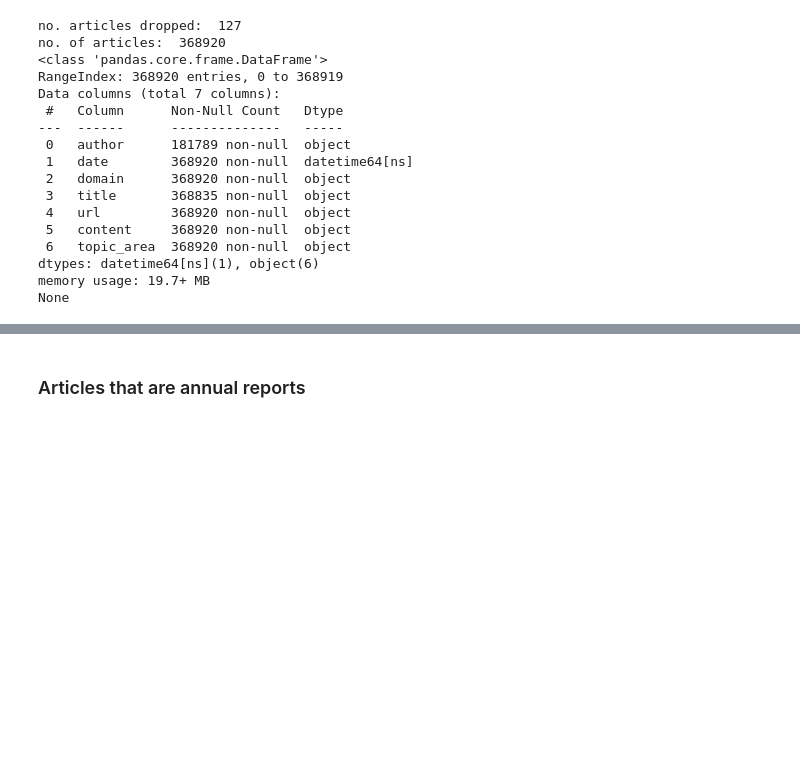
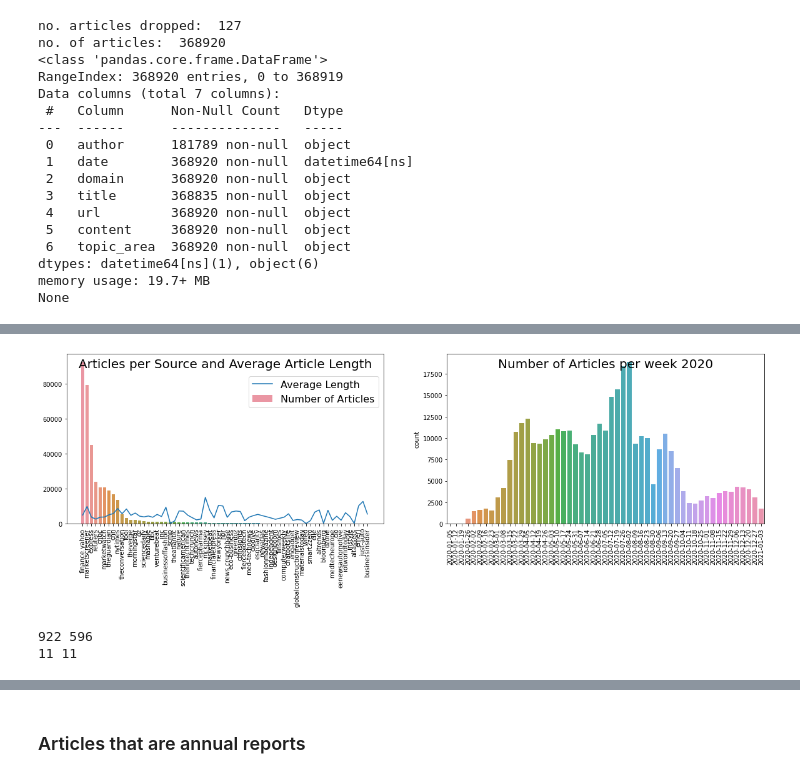
Before and after one commit to TraceyEtheridge/Thesis, a Jupyter notebook: Data_Understanding.ipynb, the cells around one changed output, grey strips where cells are left out. Cells and saved outputs as stored; diff of their text form; code cells hidden in the pictures; blank space fills up the shorter version.

```diff
--- a/Data_Understanding.ipynb
+++ b/Data_Understanding.ipynb
@@ -56,0 +109,53 @@ None
+# %%
+# Articles by domain
+count_domain = df.groupby('domain')['content'].count().sort_values(ascending=False)
+count_domain = pd.DataFrame(count_domain.reset_index())
+
+sorter = count_domain['domain']
+
+article_length = df.groupby('domain')['content'].apply(lambda x: np.mean(x.str.len()))
+article_length = pd.DataFrame(article_length.reset_index())
+article_length['domain'] = article_length['domain'].astype('category')
+article_length['domain'].cat.set_categories(sorter, inplace = True)
+article_length = article_length.sort_values(['domain'])
+
+fig, (ax1, ax2) = plt.subplots(1,2, figsize = (20,5))
+sns.barplot(x = 'domain', y = 'content', data = count_domain, label='Number of Articles', ax=ax1)
+sns.lineplot(x = 'domain', y = 'content', data = article_length, label='Average Length', ax=ax1)
+ax1.set_xticklabels(labels=ax1.get_xticklabels(), rotation=90)
+ax1.set_xlabel(None)
+ax1.set_ylabel(None)
+ax1.legend(fontsize=16, loc='upper right', bbox_to_anchor=(1, 0.9))
+ax1.set_title('Articles per Source and Average Article Length', y=1, pad=-22, fontsize=20)
+
+# Timing
+import matplotlib.dates as mdates
+
+article_week = df.resample('W', on='date')['content'].count()
+article_week = pd.DataFrame(article_week.reset_index())
+
+sns.barplot(x = 'date', y = 'content', data = article_week, ax=ax2)
+x_dates = article_week['date'].dt.strftime('%Y-%m-%d')
+ax2.set_xticklabels(labels=x_dates, rotation=90)
+ax2.set_ylabel('count')
+ax2.set_xlabel(None)
+ax2.set_title('Number of Articles per week 2020', y=1, pad=-22, fontsize=20)
+None
+# %% [output]
+[figure, added]
+# %%
+# Article and title length
+article_length_dist = df[['title', 'content']].dropna()
+article_length_dist['length_content'] = df['content'].apply(lambda x: len(x.split()))
+article_length_dist['length_title'] = df['title'].apply(lambda x: len(str(x).split()))
+
+article_length_dist.describe()
+article_length_mean = int(article_length_dist['length_content'].mean())
+article_length_med = int(article_length_dist['length_content'].median())
+title_length_mean = int(article_length_dist['length_title'].mean())
+title_length_med = int(article_length_dist['length_title'].median())
+print(article_length_mean, article_length_med)
+print(title_length_mean, title_length_med)
+# %% [output]
+922 596
+11 11
```
Also changed, not shown: parts of 8 cells of this notebook, 3 other files.
